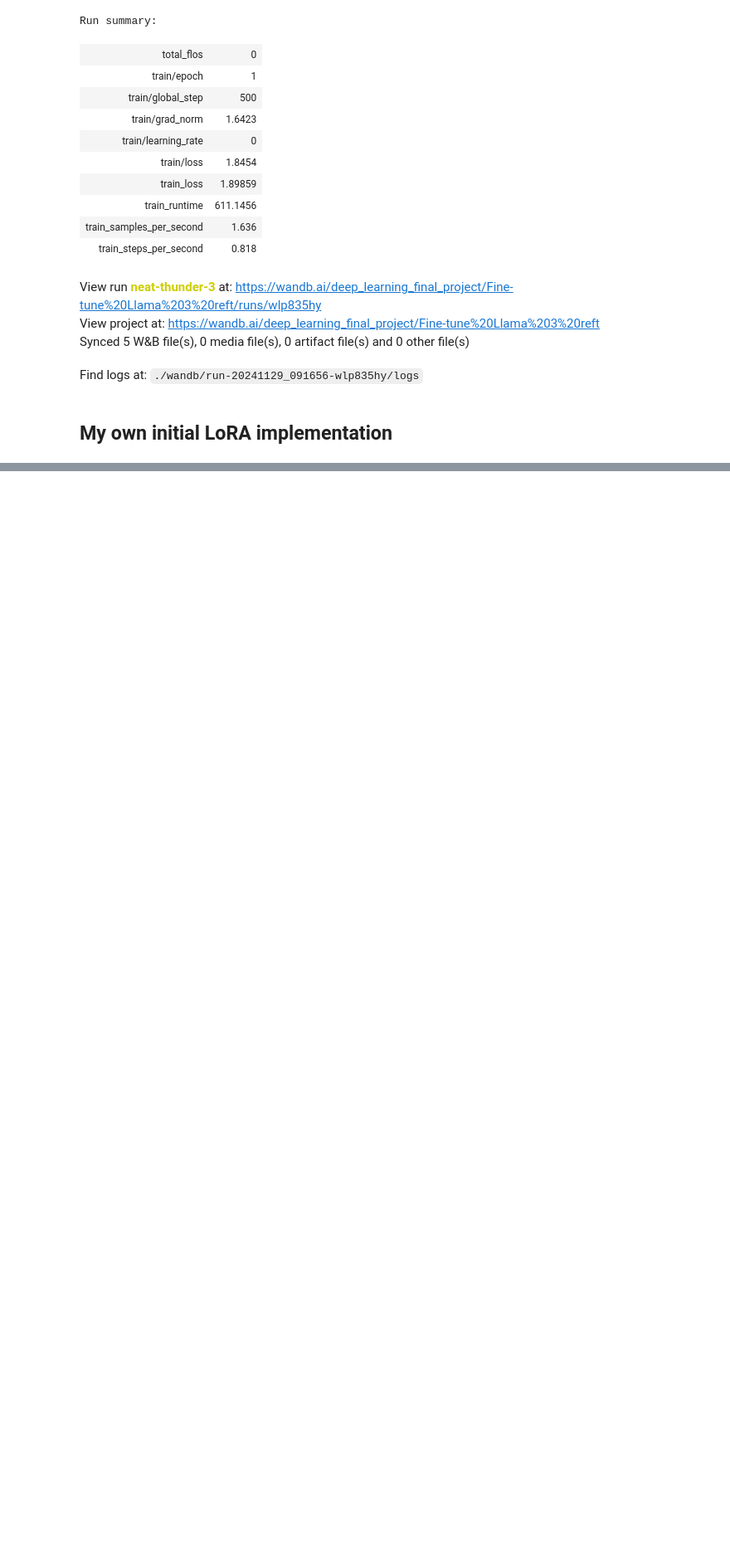
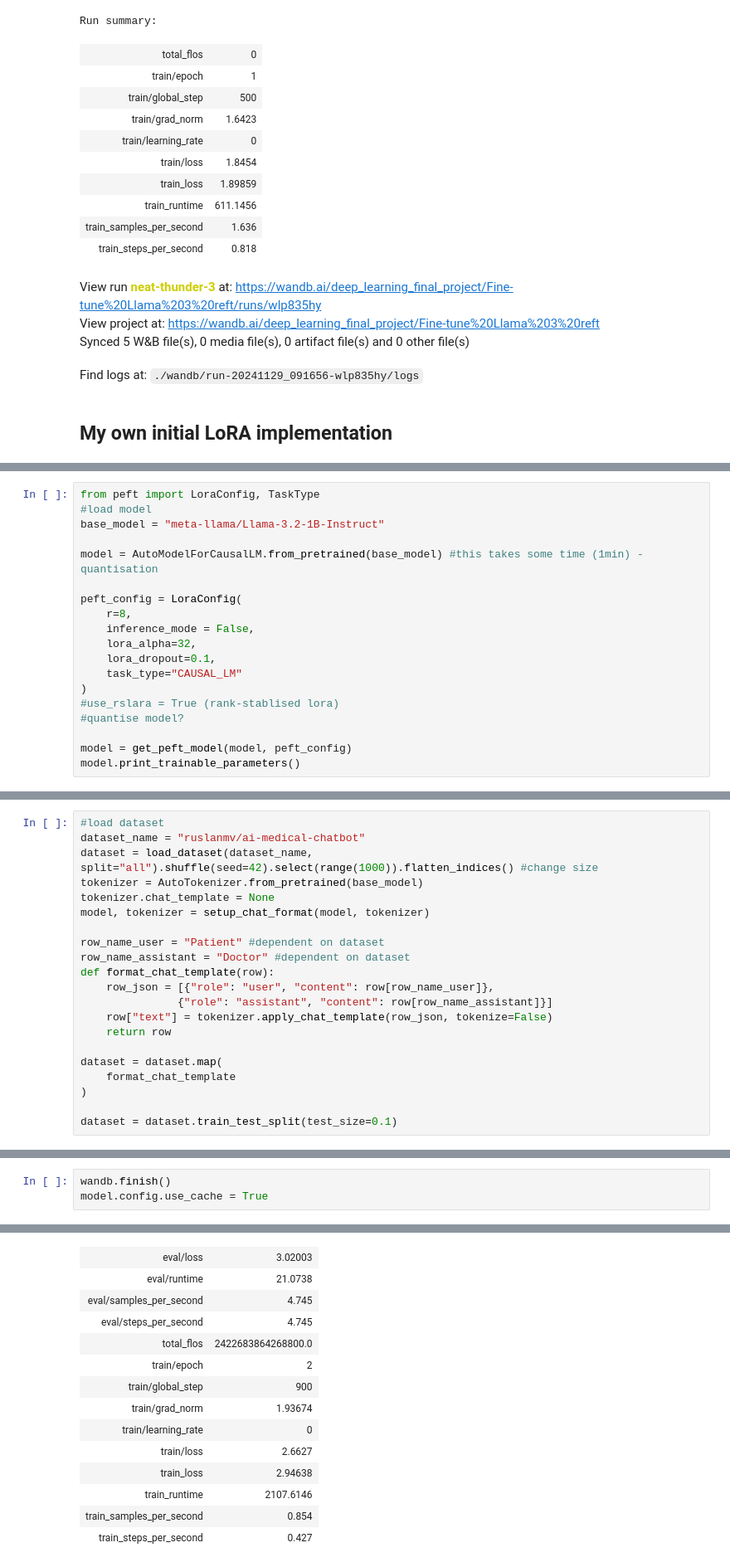
Before and after one commit to alina775/20242R0136COSE47402, a Jupyter notebook: FinalProject/deep_learning_final_project.ipynb, the cells around one changed output, grey strips where cells are left out. Shown at 83% size. Cells and saved outputs as stored; diff of their text form; blank space fills up the shorter version.

```diff
--- a/FinalProject/deep_learning_final_project.ipynb
+++ b/FinalProject/deep_learning_final_project.ipynb
@@ -414,0 +427,19 @@ Find logs at: ./wandb/run-20241129_091656-wlp835hy/logs
+# %%
+from peft import LoraConfig, TaskType
+#load model
+base_model = "meta-llama/Llama-3.2-1B-Instruct"
+
+model = AutoModelForCausalLM.from_pretrained(base_model) #this takes some time (1min) - quantisation
+
+peft_config = LoraConfig(
+    r=8,
+    inference_mode = False,
+    lora_alpha=32,
+    lora_dropout=0.1,
+    task_type="CAUSAL_LM"
+)
+#use_rslara = True (rank-stablised lora)
+#quantise model?
+
+model = get_peft_model(model, peft_config)
+model.print_trainable_parameters()
@@ -414,0 +448,21 @@ Find logs at: ./wandb/run-20241129_091656-wlp835hy/logs
+# %%
+#load dataset
+dataset_name = "ruslanmv/ai-medical-chatbot"
+dataset = load_dataset(dataset_name, split="all").shuffle(seed=42).select(range(1000)).flatten_indices() #change size
+tokenizer = AutoTokenizer.from_pretrained(base_model)
+tokenizer.chat_template = None
+model, tokenizer = setup_chat_format(model, tokenizer)
+
+row_name_user = "Patient" #dependent on dataset
+row_name_assistant = "Doctor" #dependent on dataset
+def format_chat_template(row):
+    row_json = [{"role": "user", "content": row[row_name_user]},
+               {"role": "assistant", "content": row[row_name_assistant]}]
+    row["text"] = tokenizer.apply_chat_template(row_json, tokenize=False)
+    return row
+
+dataset = dataset.map(
+    format_chat_template
+)
+
+dataset = dataset.train_test_split(test_size=0.1)
@@ -414,0 +533,4 @@ Find logs at: ./wandb/run-20241129_091656-wlp835hy/logs
+# %%
+wandb.finish()
+model.config.use_cache = True
+# %% [output]
@@ -414,0 +548,14 @@ Find logs at: ./wandb/run-20241129_091656-wlp835hy/logs
+| eval/loss | 3.02003 |
+| eval/runtime | 21.0738 |
+| eval/samples_per_second | 4.745 |
+| eval/steps_per_second | 4.745 |
+| total_flos | 2422683864268800.0 |
+| train/epoch | 2 |
+| train/global_step | 900 |
+| train/grad_norm | 1.93674 |
+| train/learning_rate | 0 |
+| train/loss | 2.6627 |
+| train_loss | 2.94638 |
+| train_runtime | 2107.6146 |
+| train_samples_per_second | 0.854 |
+| train_steps_per_second | 0.427 |
```
Also changed, not shown: parts of 27 cells of this notebook.
